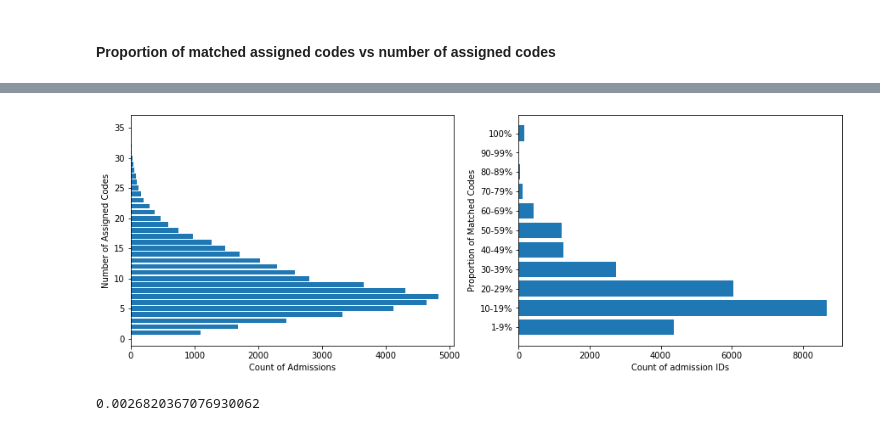
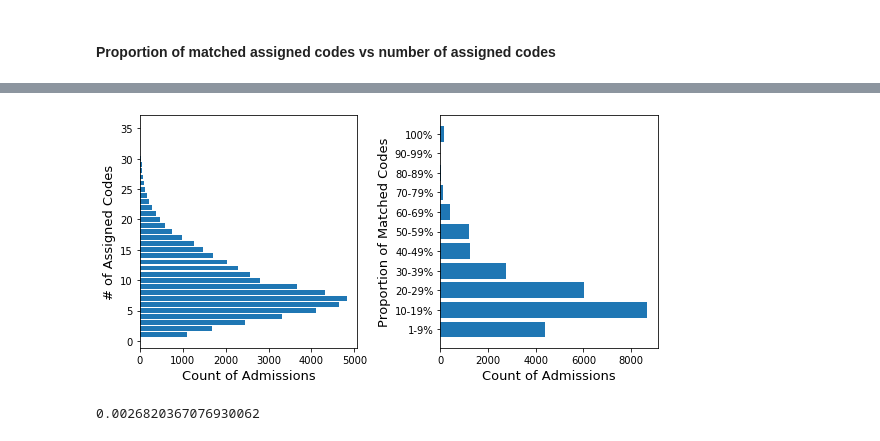
Before and after one commit to tomolopolis/MIMIC-III-Discharge-Diagnosis-Analysis, a Jupyter notebook: Main_Analysis.ipynb, the cells around one changed output, grey strips where cells are left out. Cells and saved outputs as stored; diff of their text form; code cells hidden in the pictures.

```diff
--- a/Main_Analysis.ipynb
+++ b/Main_Analysis.ipynb
@@ -393,5 +401,5 @@ NameError: name 'all_assn_no_pred' is not defined
 ### Analysis of Validated Codes
 - We keep predictions of codes that have been validated as correctly predicted across all instances for both Predicted, Not Assigned and Predicted, Assigned.
 # %%
-pred_corr_assn = pd.DataFrame(json.loads(open('data/MedCAT_Export_With_Text_Pred_Corr.json')))
-pred_corr_no_assn = pd.DataFrame(json.loads(open('MedCAT_Export_With_Text_Pred_No_Assn.json')))
+pred_corr_assn = pd.DataFrame(json.load(open('data/MedCAT_Export_With_Text_Pred_Corr.json'))['projects'])
+pred_corr_no_assn = pd.DataFrame(json.load(open('data/MedCAT_Export_With_Text_Pred_No_Assn.json'))['projects'])
@@ -724,20 +715,21 @@ binned_distro[-1] = ('100%', binned_distro[-1][1])
 binned_distro[0] = ('1-9%', binned_distro[0][1])
 acph = all_codes_per_hadm.value_counts()
 # %%
-fig, (ax, ax2) = plt.subplots(1, 2, figsize=(15, 5))
+fig, (ax, ax2) = plt.subplots(1, 2, figsize=(8, 4))
 
 ax.barh(acph.index, acph.tolist())
-ax.set_xlabel('Count of Admissions')
-ax.set_ylabel('Number of Assigned Codes')
+ax.set_xlabel('Count of Admissions', fontsize=13)
+ax.set_ylabel('# of Assigned Codes', fontsize=13)
 
 ax2.barh([b[0] for b in binned_distro], [b[1] for b in binned_distro])
-ax2.set_xlabel('Count of admission IDs')
-ax2.set_ylabel('Proportion of Matched Codes')
+ax2.set_xlabel('Count of Admissions', fontsize=13)
+ax2.set_ylabel('Proportion of Matched Codes', fontsize=13)
 
+plt.tight_layout()
 plt.savefig('plots/distribution_of_matched_compared_with_assigned_codes.png')
 plt.show()
 # %% [output]
-[figure, old version]
+[figure, new version]
 # %%
 100 * acph.sort_index().cumsum() / acph.sort_index().sum()
 # %%
```
Also changed, not shown: parts of 53 cells of this notebook, 8 other files.
